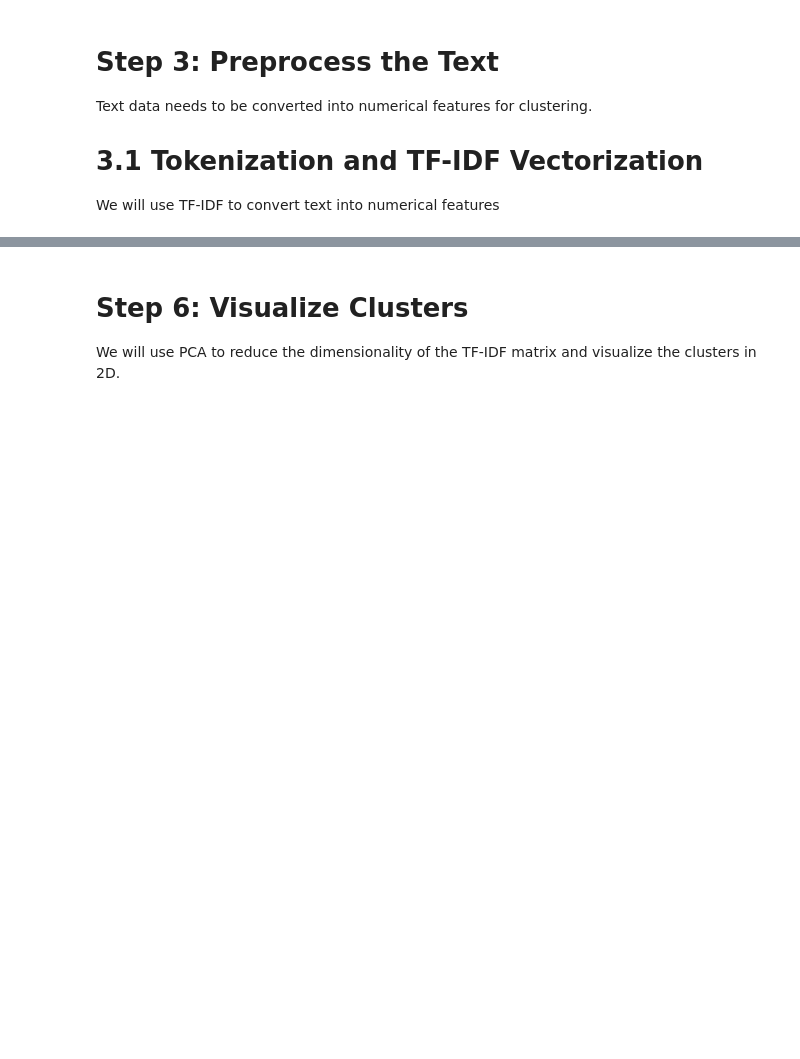
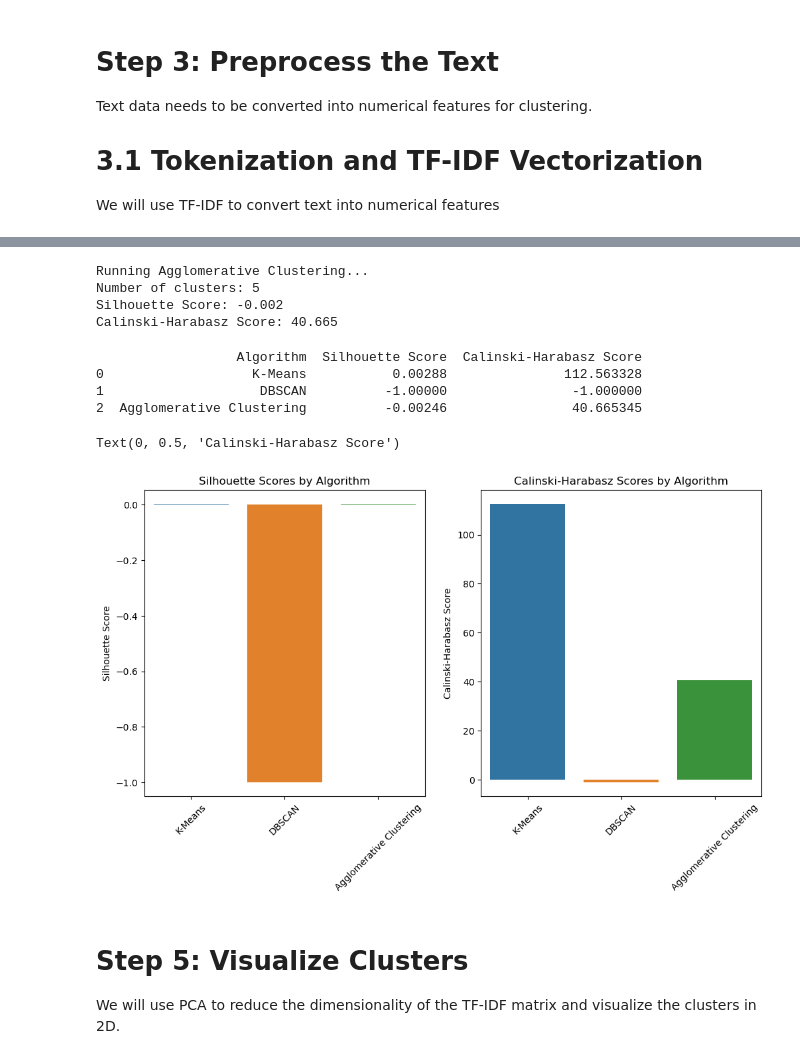
Before and after one commit to dan-waleed/Clustering_Movie_Scripts_into_Genres_-Text-, a Jupyter notebook: part2/Clustering_Movie_Scripts_into_Genres_(Text).ipynb, the cells around one changed output, grey strips where cells are left out. Saved outputs shown, nothing was run; the diff lists cells and outputs as text; code cells hidden in the pictures; blank space fills up the shorter version.

Commit message:
Edit some thing important

```diff
--- a/part2/Clustering_Movie_Scripts_into_Genres_(Text).ipynb
+++ b/part2/Clustering_Movie_Scripts_into_Genres_(Text).ipynb
@@ -141,0 +116,9 @@ print(df.head())
+# %%
+# Set up clustering algorithms
+n_clusters = 5  # We'll use 5 clusters for algorithms that need this parameter
+algorithms = {
+    'K-Means': KMeans(n_clusters=n_clusters, random_state=42),
+    'Agglomerative': AgglomerativeClustering(n_clusters=n_clusters),
+    'DBSCAN': DBSCAN(eps=0.5, min_samples=5)
+}
+X_dense = X.toarray()
@@ -142,3 +168,61 @@ print(df.head())
+# %%
+# Agglomerative Clustering
+print("\nRunning Agglomerative Clustering...")
+agglomerative = AgglomerativeClustering(n_clusters=5)
+agglomerative_clusters = agglomerative.fit_predict(X_dense)
+agglomerative_silhouette = silhouette_score(X_dense, agglomerative_clusters)
+agglomerative_calinski = calinski_harabasz_score(X_dense, agglomerative_clusters)
+
+results['Agglomerative Clustering'] = {
+    'clusters': agglomerative_clusters,
+    'silhouette': agglomerative_silhouette,
+    'calinski': agglomerative_calinski
+}
+print(f"Number of clusters: {len(np.unique(agglomerative_clusters))}")
+print(f"Silhouette Score: {agglomerative_silhouette:.3f}")
+print(f"Calinski-Harabasz Score: {agglomerative_calinski:.3f}")
+# %% [output]
+Running Agglomerative Clustering...
+Number of clusters: 5
+Silhouette Score: -0.002
+Calinski-Harabasz Score: 40.665
+# %%
+# visualize the results
+import matplotlib.pyplot as plt
+import seaborn as sns
+acc = []
+for key, value in results.items():
+    acc.append([key, value['silhouette'], value['calinski']])
+
+acc_df = pd.DataFrame(acc, columns=['Algorithm', 'Silhouette Score', 'Calinski-Harabasz Score'])
+print(acc_df)
+# %% [output]
+                  Algorithm  Silhouette Score  Calinski-Harabasz Score
+0                   K-Means           0.00288               112.563328
+1                    DBSCAN          -1.00000                -1.000000
+2  Agglomerative Clustering          -0.00246                40.665345
+# %%
+# Plot the results
+# Plot Silhouette Scores
+plt.figure(figsize=(12, 6))
+plt.subplot(1, 2, 1)
+algorithms = list(results.keys())
+silhouette_scores = [results[alg]['silhouette'] for alg in algorithms]
+sns.barplot(x=algorithms, y=silhouette_scores)
+plt.title('Silhouette Scores by Algorithm')
+plt.xticks(rotation=45)
+plt.ylabel('Silhouette Score')
+
+# Plot Calinski-Harabasz Scores
+plt.subplot(1, 2, 2)
+calinski_scores = [results[alg]['calinski'] for alg in algorithms]
+sns.barplot(x=algorithms, y=calinski_scores)
+plt.title('Calinski-Harabasz Scores by Algorithm')
+plt.xticks(rotation=45)
+plt.ylabel('Calinski-Harabasz Score')
+# %% [output]
+Text(0, 0.5, 'Calinski-Harabasz Score')
+[figure, added]
 # %% [markdown]
-# Step 6: Visualize Clusters
+# Step 5: Visualize Clusters
 We will use PCA to reduce the dimensionality of the TF-IDF matrix and visualize the clusters in 2D.
```
Also changed, not shown: parts of 18 cells of this notebook.
